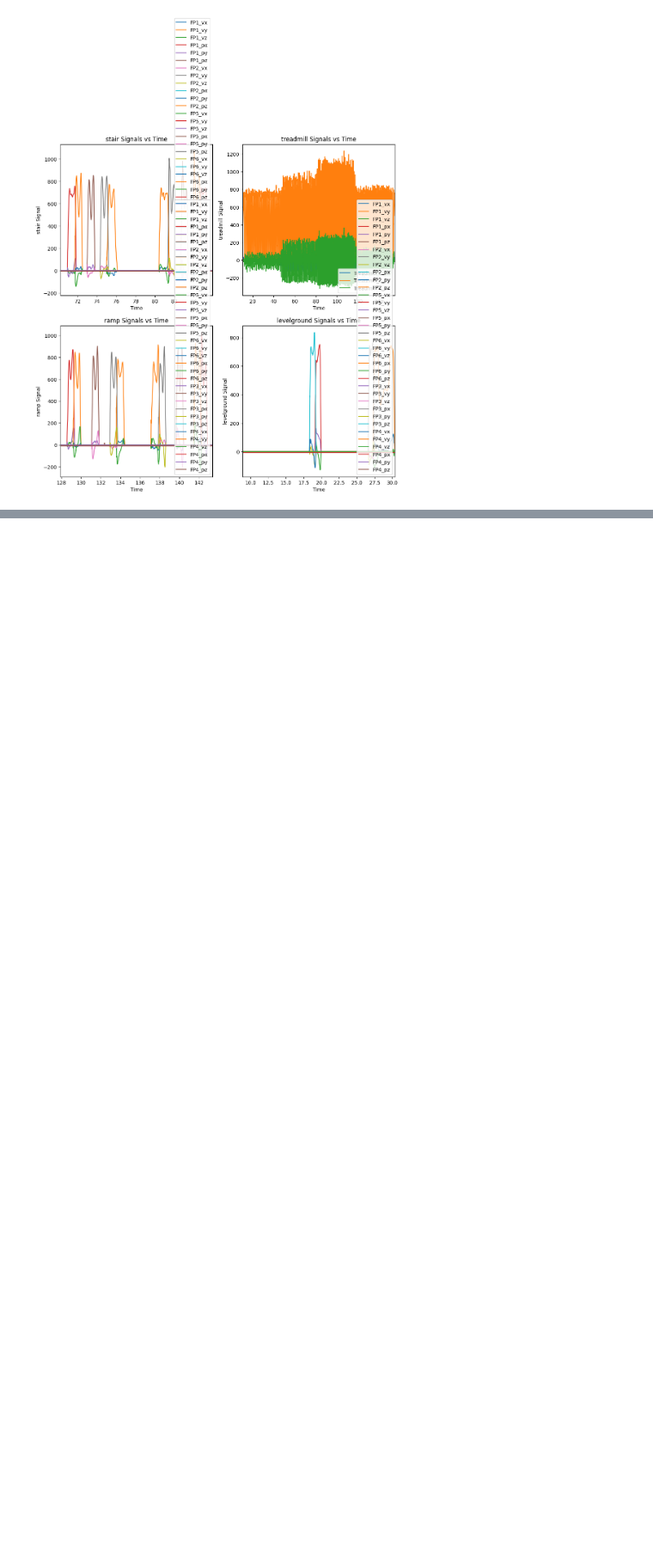
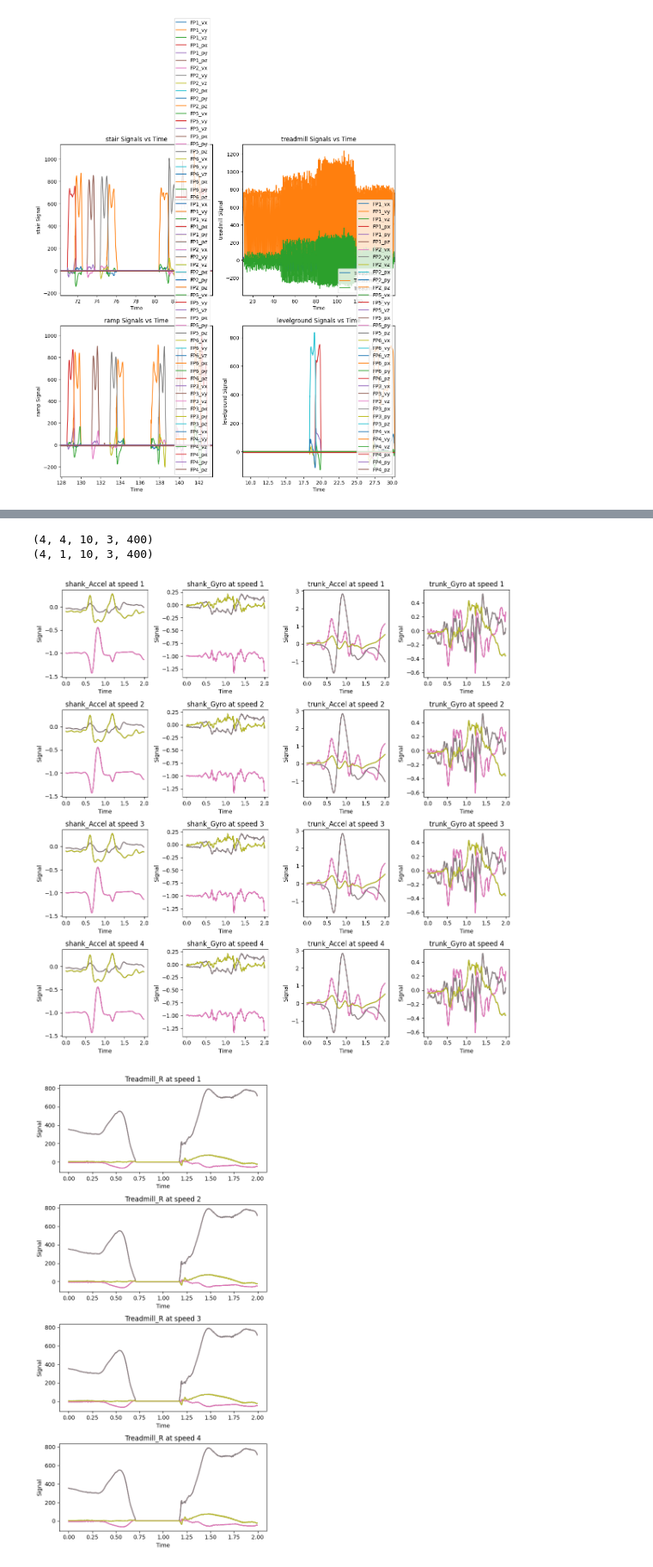
Before and after one commit to Bowenislandsong/lower-limb-biomechanics-dataprocessing, a Jupyter notebook: visual/sample.ipynb, the cells around one changed output, grey strips where cells are left out. Shown at 86% size. Cells and saved outputs as stored; diff of their text form; code cells hidden in the pictures; blank space fills up the shorter version.

```diff
--- a/visual/sample.ipynb
+++ b/visual/sample.ipynb
@@ -209,0 +225,70 @@ Average diff: [61.28571429 39.92857143 36.35714286 49.35714286], Std: [2.9381376
+# %%
+def step_segmentation(data,window_size=220,
+                      n_speeds=4, n_steps=10,
+                      indicator='gcRight_HeelStrike',
+                      include_columns=['shank_Accel_','trunk_Accel_','shank_Gyro_','trunk_Gyro_'],
+                      dims=['X','Y','Z'], post_padding=False):
+    # since the dataset only has right leg instrumented, we will only use the right leg data
+    segmented_data = np.zeros((n_speeds, len(include_columns), n_steps, 3, window_size))
+
+    # Find heel strike events
+    heel_strikes,_ = find_peaks(data[indicator])
+
+    heel_strikes = segment_data(heel_strikes, n_speeds, n_steps)
+    # include 5 time points before the heel strike
+    heel_strikes = heel_strikes - 1
+
+    diff = np.diff(heel_strikes, axis=1)
+    mean_diff = np.mean(diff,axis=1).astype(int) - 2
+
+    for speed_idx in range(n_speeds):
+        for col_idx, col in enumerate(include_columns):
+            for step_idx in range(n_steps):
+                for dim_idx, dim in enumerate(dims):
+                    idx = heel_strikes[speed_idx][step_idx]
+                    ts = data[f"{col}{dim}"].index[idx]
+                    # Find the closest index to ts
+                    closest_idx = np.argmin(np.abs(data[f"{col}{dim}"].dropna().index.to_numpy()) - ts)
+                    # if post_padding:
+                    #     segment = data[f"{col}{dim}"].dropna().iloc[closest_idx:closest_idx + min(window_size,mean_diff[speed_idx])].tolist()
+                    #     if len(segment) < window_size:
+                    #         segment += [0] * (window_size - len(segment))
+                    # else:
+                    segment = data[f"{col}{dim}"].dropna().iloc[closest_idx:closest_idx + window_size].tolist()
+                    segmented_data[speed_idx,col_idx,step_idx,dim_idx] = segment
+    # 1 person, 4 speeds, 4 signals, 15 steps, 3 dimentions, time window
+    return segmented_data
+
+window_size = 400
+segmented_imus = step_segmentation(data, window_size=window_size)
+print(segmented_imus.shape)
+
+t_ax = np.arange(window_size)*1/200
+fig, axs = plt.subplots(4, 4, figsize=(12, 12))
+for i in range(4):
+    for j in range(4):
+        for k in range(3):
+            col_idx = j * 3
+            axs[i,j].plot(t_ax,segmented_imus[i,j,k,:].T, label=data.columns[col_idx:col_idx+3])
+            axs[i,j].set_title(f'{data.columns[col_idx][:-2]} at speed {i+1}')
+            axs[i,j].set_xlabel('Time')
+            axs[i,j].set_ylabel('Signal')
+            # axs[i,j].legend(loc='lower right')
+plt.tight_layout()
+
+segmented_grfs = step_segmentation(data, window_size=window_size, indicator='gcRight_HeelStrike', include_columns=['Treadmill_R_v'], dims=['x','y','z'])
+print(segmented_grfs.shape)
+
+fig, axs = plt.subplots(4, 1, figsize=(6, 12))
+for i in range(4):
+    for k in range(3):
+        axs[i].plot(t_ax,segmented_grfs[i,0,k,:].T, label=data.columns[-6:-3])
+        axs[i].set_title(f'{data.columns[-6][:-3]} at speed {i+1}')
+        axs[i].set_xlabel('Time')
+        axs[i].set_ylabel('Signal')
+plt.tight_layout()
+# %% [output]
+(4, 4, 10, 3, 400)
+(4, 1, 10, 3, 400)
+[figure, added]
+[figure, added]
```
Also changed, not shown: parts of 4 cells of this notebook, 2 other files.
